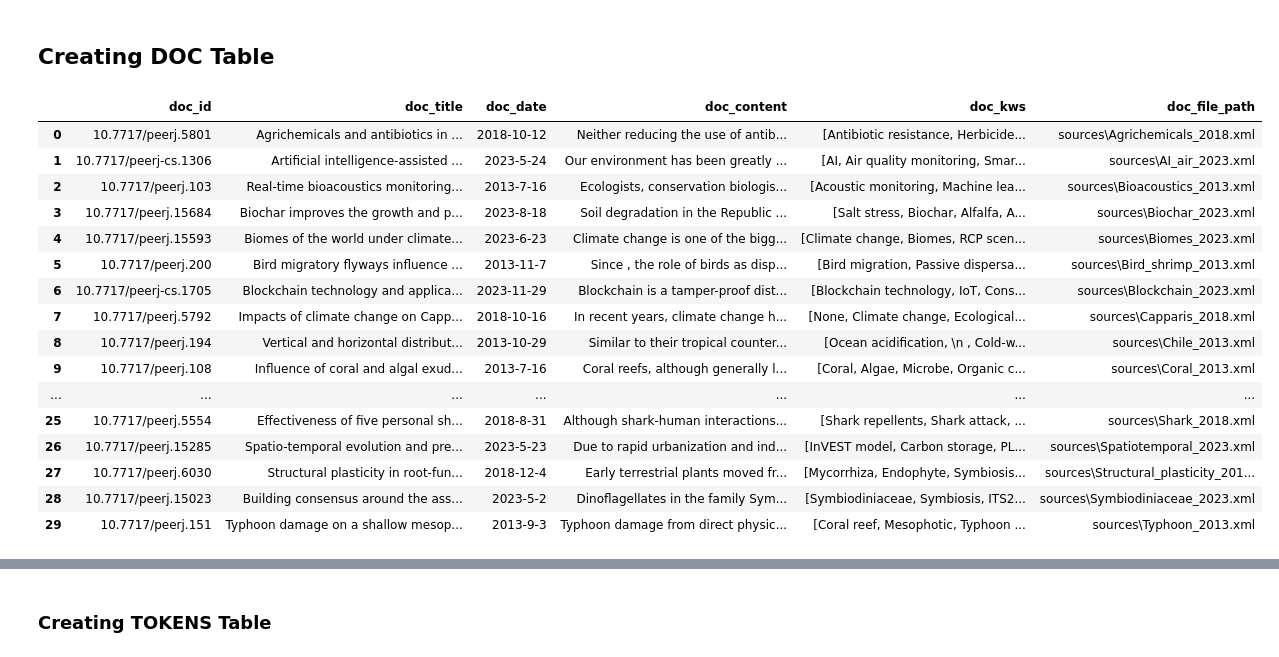
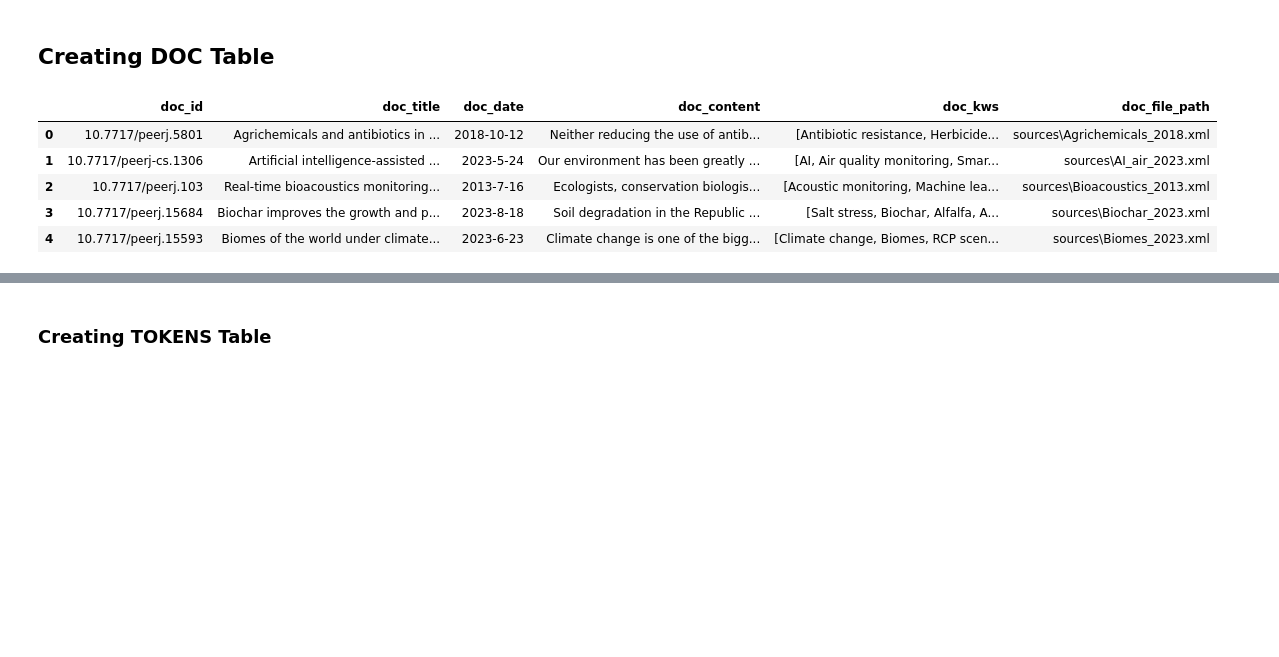
Before and after one commit to caroline-kranefuss/evolving_sentiment_climate, a Jupyter notebook: notebooks/EDA.ipynb, the cells around one changed output, grey strips where cells are left out. Cells and saved outputs as stored; diff of their text form; code cells hidden in the pictures; blank space fills up the shorter version.

```diff
--- a/notebooks/EDA.ipynb
+++ b/notebooks/EDA.ipynb
@@ -84,45 +84,34 @@ for i, source_file_path in enumerate(source_files_paths):
 
     kwd_els = root.xpath("//kwd")
     kwd_strs = [kwd_el.text for kwd_el in kwd_els]
 
     p_els = root.xpath("//body//p")
     p_strs = []
     for p_el in p_els:
         etree.strip_elements(p_el, "xref", with_tail=False)
         p_str = etree.tostring(p_el, method="text", encoding="unicode")
         p_strs.append(p_str)
 
     docs.append({
         'doc_id': pub_id_str,
         'doc_title': title_str,
         'doc_date': date_str,
         'doc_content': " ".join(p_strs),
         'doc_kws': kwd_strs,
         'doc_file_path': source_file_path
     })
 
 # Convert dictionary to data frame
 DOC = pd.DataFrame(docs)
 del(docs)
-DOC
+DOC.head()
 # %% [output]
 |  | doc_id | doc_title | doc_date | doc_content | doc_kws | doc_file_path |
 | 0 | 10.7717/peerj.5801 | Agrichemicals and antibiotics in ... | 2018-10-12 | Neither reducing the use of antib... | [Antibiotic resistance, Herbicide... | sources\Agrichemicals_2018.xml |
 | 1 | 10.7717/peerj-cs.1306 | Artificial intelligence-assisted ... | 2023-5-24 | Our environment has been greatly ... | [AI, Air quality monitoring, Smar... | sources\AI_air_2023.xml |
 | 2 | 10.7717/peerj.103 | Real-time bioacoustics monitoring... | 2013-7-16 | Ecologists, conservation biologis... | [Acoustic monitoring, Machine lea... | sources\Bioacoustics_2013.xml |
 | 3 | 10.7717/peerj.15684 | Biochar improves the growth and p... | 2023-8-18 | Soil degradation in the Republic ... | [Salt stress, Biochar, Alfalfa, A... | sources\Biochar_2023.xml |
 | 4 | 10.7717/peerj.15593 | Biomes of the world under climate... | 2023-6-23 | Climate change is one of the bigg... | [Climate change, Biomes, RCP scen... | sources\Biomes_2023.xml |
-| 5 | 10.7717/peerj.200 | Bird migratory flyways influence ... | 2013-11-7 | Since , the role of birds as disp... | [Bird migration, Passive dispersa... | sources\Bird_shrimp_2013.xml |
-| 6 | 10.7717/peerj-cs.1705 | Blockchain technology and applica... | 2023-11-29 | Blockchain is a tamper-proof dist... | [Blockchain technology, IoT, Cons... | sources\Blockchain_2023.xml |
-| 7 | 10.7717/peerj.5792 | Impacts of climate change on Capp... | 2018-10-16 | In recent years, climate change h... | [None, Climate change, Ecological... | sources\Capparis_2018.xml |
-| 8 | 10.7717/peerj.194 | Vertical and horizontal distribut... | 2013-10-29 | Similar to their tropical counter... | [Ocean acidification, \n , Cold-w... | sources\Chile_2013.xml |
-| 9 | 10.7717/peerj.108 | Influence of coral and algal exud... | 2013-7-16 | Coral reefs, although generally l... | [Coral, Algae, Microbe, Organic c... | sources\Coral_2013.xml |
-| ... | ... | ... | ... | ... | ... | ... |
-| 25 | 10.7717/peerj.5554 | Effectiveness of five personal sh... | 2018-8-31 | Although shark-human interactions... | [Shark repellents, Shark attack, ... | sources\Shark_2018.xml |
-| 26 | 10.7717/peerj.15285 | Spatio-temporal evolution and pre... | 2023-5-23 | Due to rapid urbanization and ind... | [InVEST model, Carbon storage, PL... | sources\Spatiotemporal_2023.xml |
-| 27 | 10.7717/peerj.6030 | Structural plasticity in root-fun... | 2018-12-4 | Early terrestrial plants moved fr... | [Mycorrhiza, Endophyte, Symbiosis... | sources\Structural_plasticity_201... |
-| 28 | 10.7717/peerj.15023 | Building consensus around the ass... | 2023-5-2 | Dinoflagellates in the family Sym... | [Symbiodiniaceae, Symbiosis, ITS2... | sources\Symbiodiniaceae_2023.xml |
-| 29 | 10.7717/peerj.151 | Typhoon damage on a shallow mesop... | 2013-9-3 | Typhoon damage from direct physic... | [Coral reef, Mesophotic, Typhoon ... | sources\Typhoon_2013.xml |
 # %%
 DOC['year'] = DOC['doc_date'].str[:4]
 DOC['mth_day'] = DOC['doc_date'].str[5:]
```
Also changed, not shown: parts of 6 cells of this notebook.
